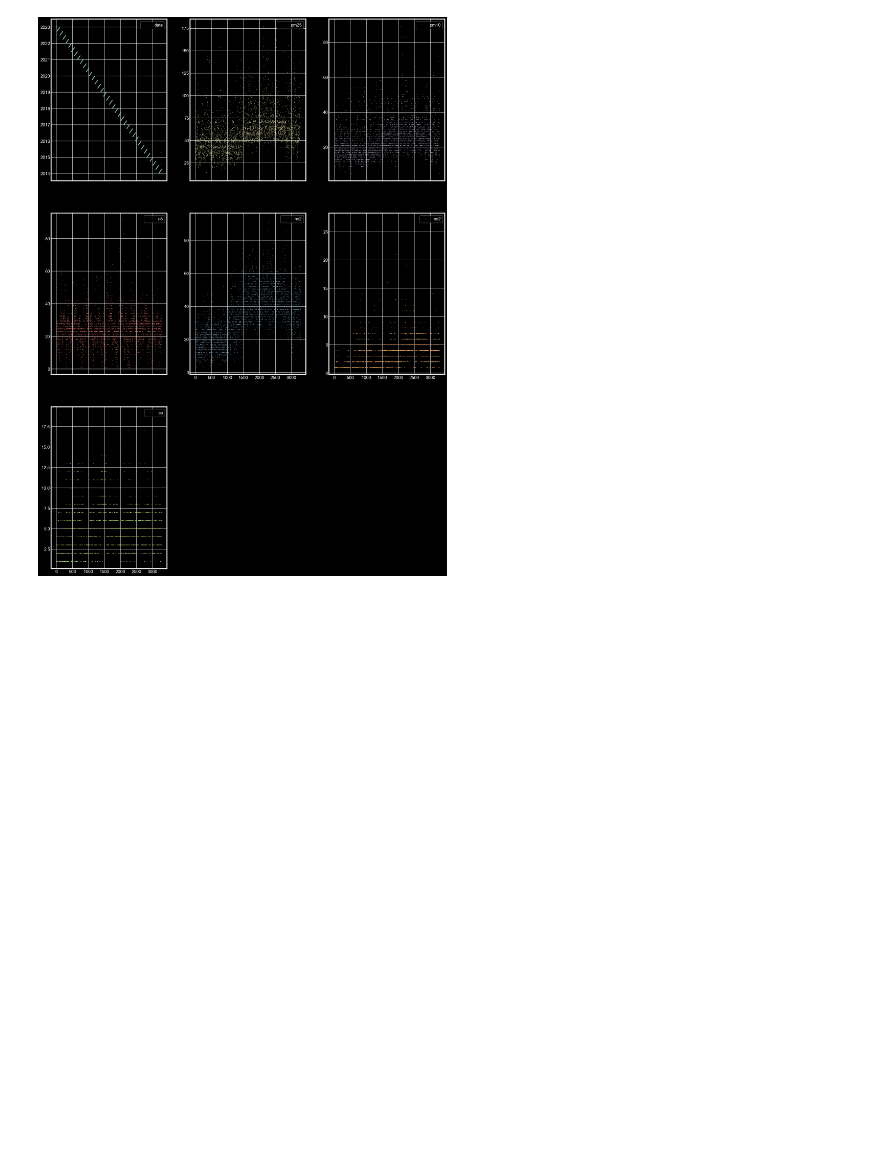
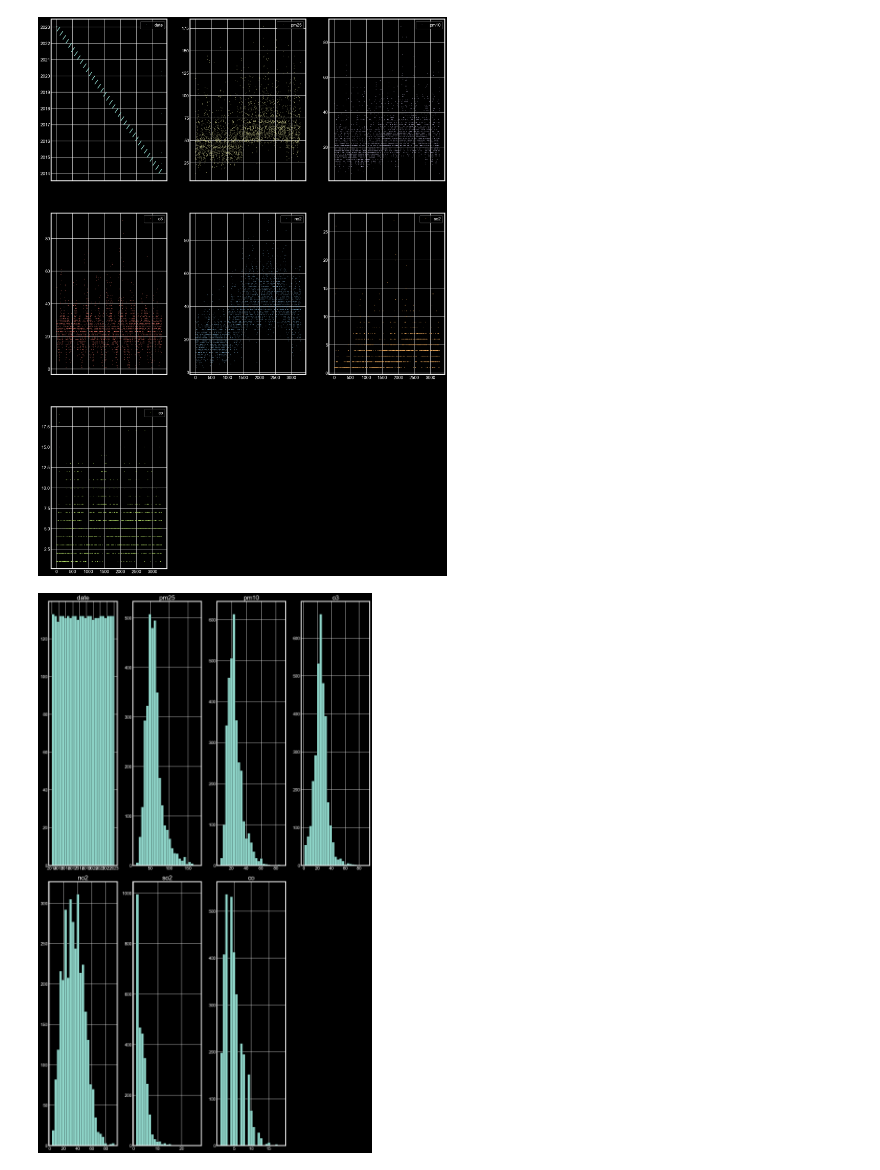
Before and after one commit to Jose-Bastos/MLops_Air, a Jupyter notebook: EDA.ipynb, the cells around one changed output. Cells and saved outputs as stored; diff of their text form; code cells hidden in the pictures; blank space fills up the shorter version.

```diff
--- a/EDA.ipynb
+++ b/EDA.ipynb
@@ -172,3 +172,8 @@ df.plot(lw=0, marker=".", subplots=True, layout=(-1, 3),
           figsize=(20, 30), markersize=1);
 # %% [output]
 [figure]
+# %%
+df.hist(bins=25, figsize=(15, 25), layout=(-1, 4), edgecolor="black")
+plt.tight_layout();
+# %% [output]
+[figure, added]
```
Also changed, not shown: parts of 1 cell of this notebook.
